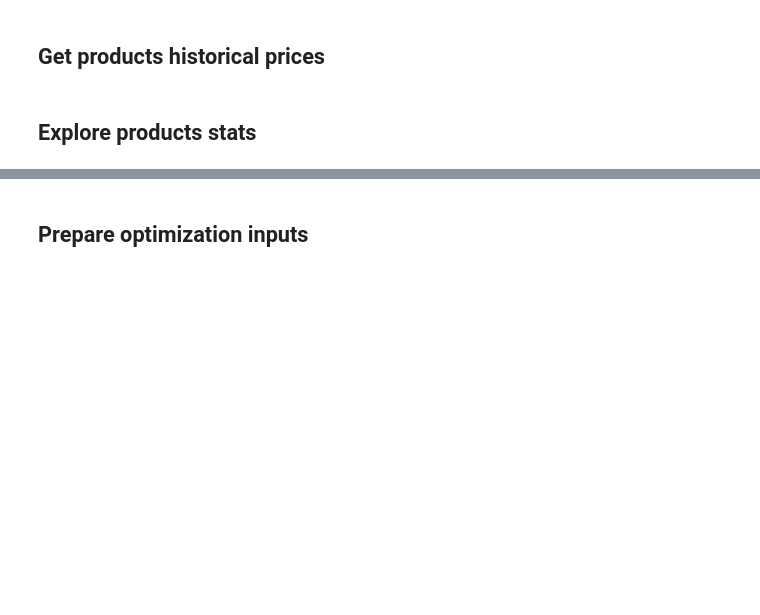
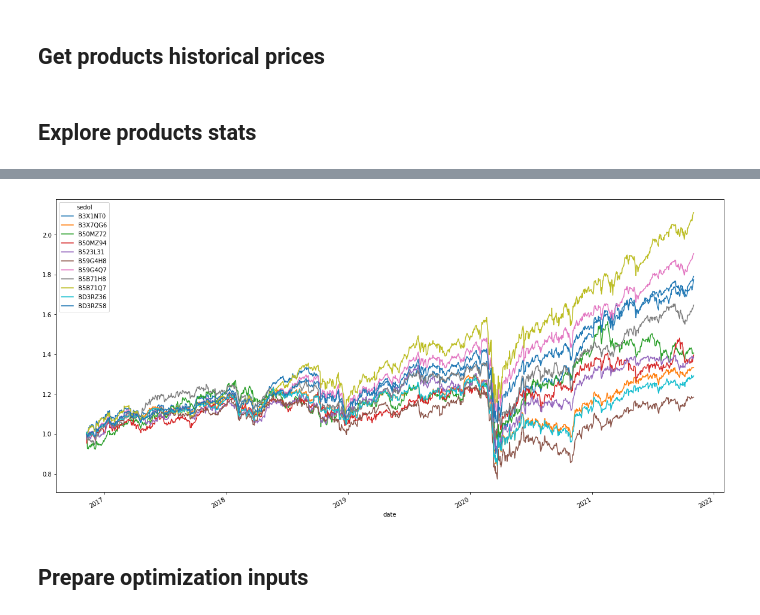
Before and after one commit to 0x26res/vanguard-optimizer, a Jupyter notebook: vanguard-optimizer.ipynb, the cells around one changed output, grey strips where cells are left out. Cells and saved outputs as stored; diff of their text form; code cells hidden in the pictures; blank space fills up the shorter version.

```diff
--- a/vanguard-optimizer.ipynb
+++ b/vanguard-optimizer.ipynb
@@ -90,22 +113,20 @@ for _, product in products_df.iterrows():
 
     histories[port_id] = json.loads(request.text)
 # %%
-sedols = products_df.set_index("portId")["sedol"].to_dict()
+sedols = products_df.set_index('portId')['sedol'].to_dict()
 dfs = []
 for port_id, history in histories.items():
     df = (
         pd.DataFrame(history)
         .assign(
-            date=lambda x: pd.to_datetime(x["date"], utc=True)
-            .dt.tz_localize(None)
-            .dt.normalize()
+            date=lambda x: pd.to_datetime(x['date'], utc=True).dt.tz_localize(None).dt.normalize()
         )
-        .drop(columns=["mmNavPrice"])
-        .rename(columns={"navPrice": "price"})
-        .sort_values("date", ignore_index=True)
+        .drop(columns=['mmNavPrice'])
+        .rename(columns={'navPrice': 'price'})
+        .sort_values('date', ignore_index=True)
         .assign(
             sedol=sedols[port_id],
-            day_return=lambda x: (x["price"] - x["price"].shift()) / x["price"].shift(),
+            day_return=lambda x: (x['price'] - x['price'].shift()) /  x['price'].shift(),
         )
     )
     dfs.append(df)
@@ -158,11 +179,17 @@ _ = ax.set_title("Risk vs Return")
 # %%
-pivoted_prices = historical_df.pivot(
-    index="date", values="price", columns="sedol"
-).dropna(how="any")
+pivoted_prices = (
+    historical_df
+    .pivot(index='date', values='price', columns='sedol')
+    .dropna(how='any')
+)
 # %%
-_ = pivoted_prices.div(pivoted_prices.iloc[0], axis=1).plot(
-    figsize=(20, 10), title="Historical prices"
+_ = (
+    pivoted_prices
+    .div(pivoted_prices.iloc[0], axis=1)
+    .plot(figsize=(20,10))
 )
+# %% [output]
+[figure, added]
 # %% [markdown]
 ## Prepare optimization inputs
 # %%
```
Also changed, not shown: parts of 25 cells of this notebook, 1 other file.
